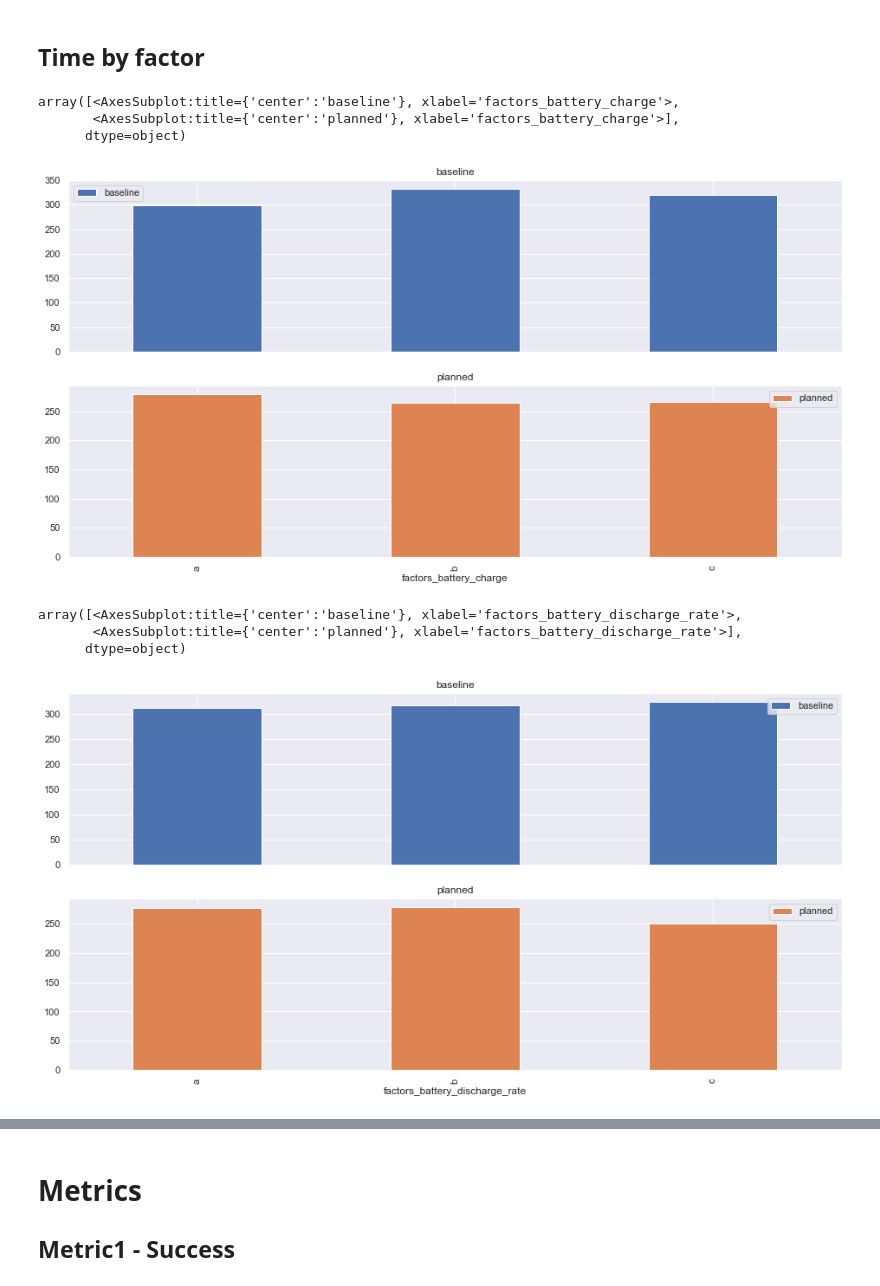
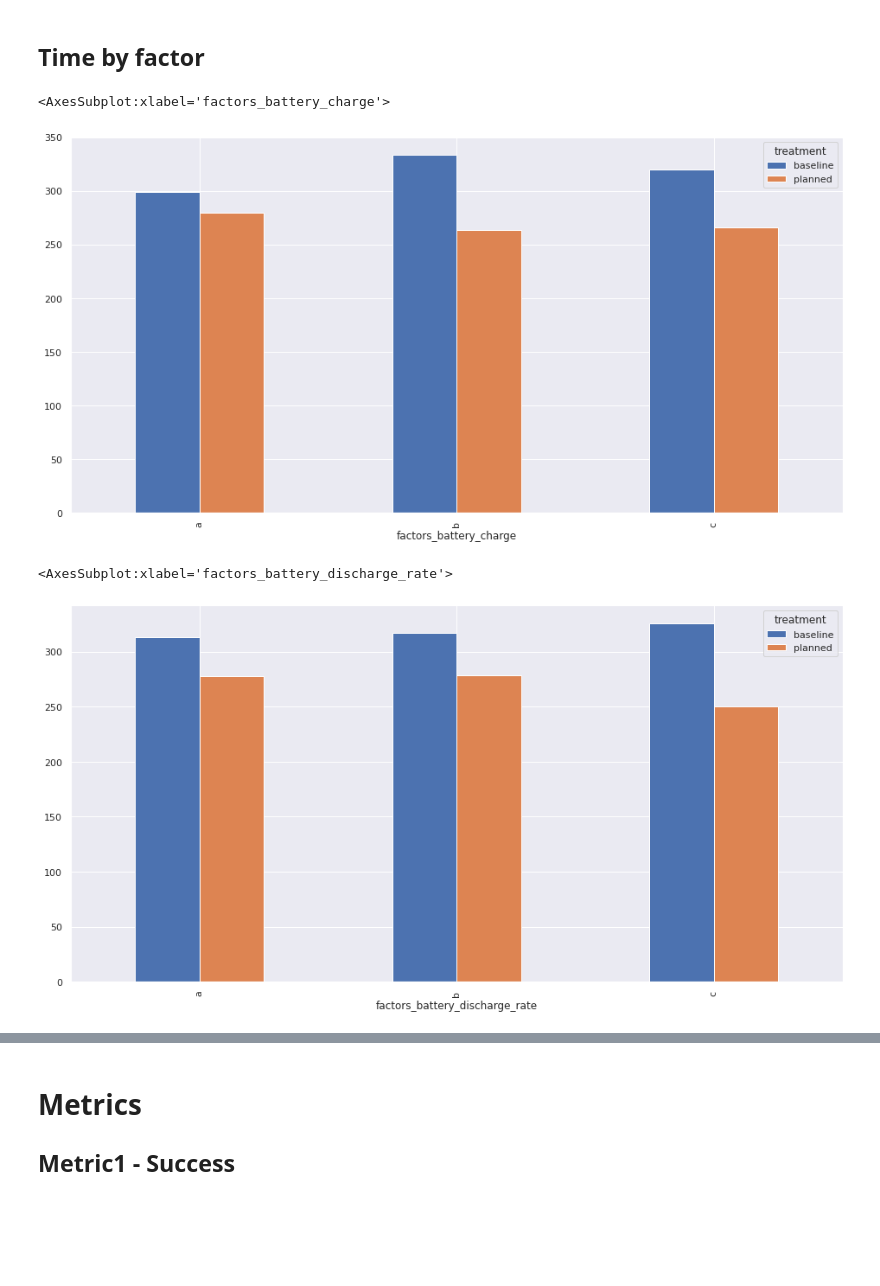
Before and after one commit to VicenteMoraes/hmrs_analysis, a Jupyter notebook: notebooks/Analysis.ipynb, the cells around one changed output, grey strips where cells are left out. Drawn from its saved outputs; the diff is of its cells as text; code cells hidden in the pictures; blank space fills up the shorter version.

```diff
--- a/notebooks/Analysis.ipynb
+++ b/notebooks/Analysis.ipynb
@@ -454,17 +454,13 @@ Name: end_state, dtype: int64
 # %% [markdown]
 ## Time by factor
 # %%
-trial_run_df.groupby(["factors_battery_charge", "treatment"])["ttc"].mean().unstack().plot.bar(subplots=True, legend=True)
+trial_run_df.groupby(["factors_battery_charge", "treatment"])["ttc"].mean().unstack().plot.bar(legend=True)
 # %% [output]
-array([<AxesSubplot:title={'center':'baseline'}, xlabel='factors_battery_charge'>,
-       <AxesSubplot:title={'center':'planned'}, xlabel='factors_battery_charge'>],
-      dtype=object)
+<AxesSubplot:xlabel='factors_battery_charge'>
-[figure, old version]
+[figure, new version]
 # %%
-trial_run_df.groupby(["factors_battery_discharge_rate", "treatment"])["ttc"].mean().unstack().plot.bar(subplots=True, legend=True)
+trial_run_df.groupby(["factors_battery_discharge_rate", "treatment"])["ttc"].mean().unstack().plot.bar(legend=True)
 # %% [output]
-array([<AxesSubplot:title={'center':'baseline'}, xlabel='factors_battery_discharge_rate'>,
-       <AxesSubplot:title={'center':'planned'}, xlabel='factors_battery_discharge_rate'>],
-      dtype=object)
+<AxesSubplot:xlabel='factors_battery_discharge_rate'>
-[figure, old version]
+[figure, new version]
 # %%
```
Also changed, not shown: parts of 20 cells of this notebook.
